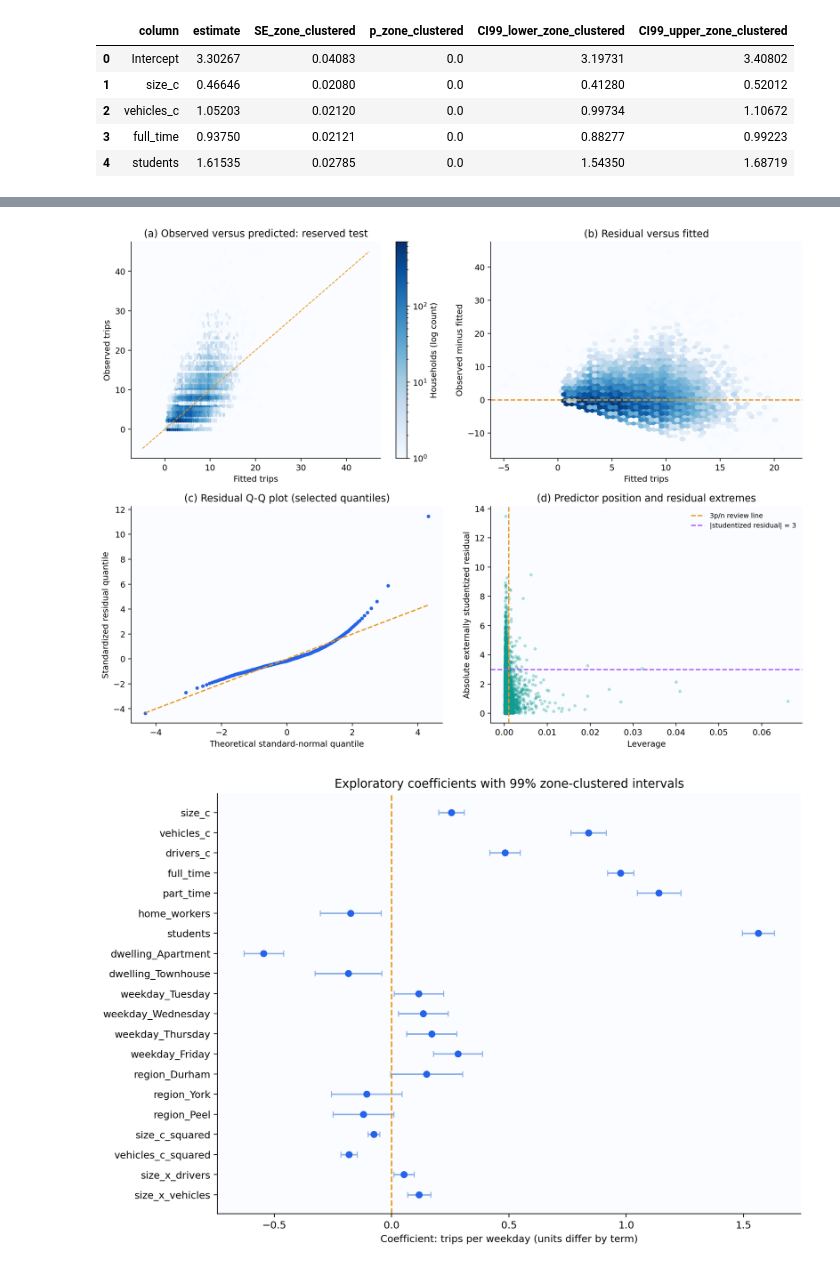
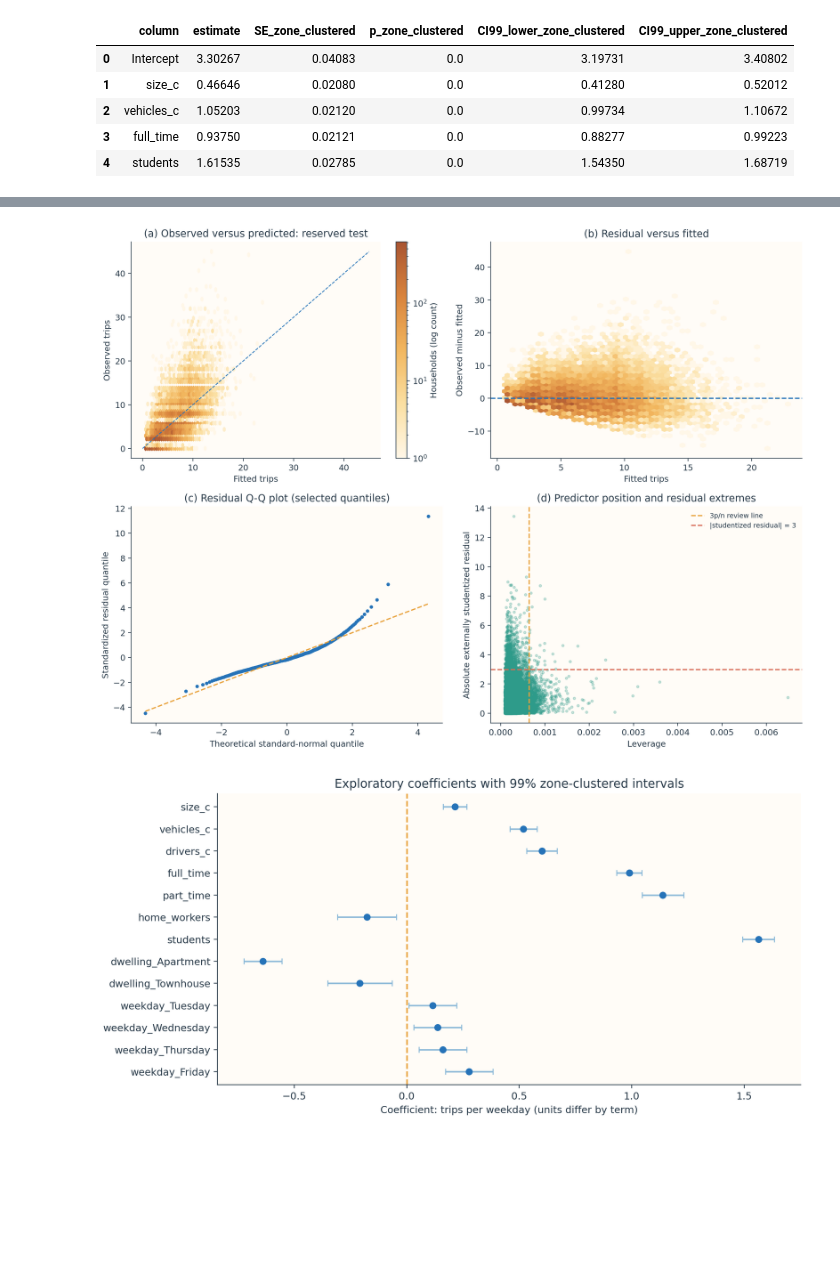
Before and after one commit to kingmartn/trp630termpaper, a Jupyter notebook: MLR_regression.ipynb, the cells around one changed output, grey strips where cells are left out. Saved outputs shown, nothing was run; the diff lists cells and outputs as text; code cells hidden in the pictures; blank space fills up the shorter version.

Commit message:
Removing squared terms from MLR

```diff
--- a/MLR_regression.ipynb
+++ b/MLR_regression.ipynb
@@ -175,8 +192,6 @@ features['drivers_c'] = trial['nlicence'] - 2
 for name, field in [('full_time', 'nempft'), ('part_time', 'nemppt'),
                     ('home_workers', 'nemphome'), ('students', 'nstudent'), ('workers', 'workers')]:
     features[name] = trial[field].astype(float)
-features['size_c_squared'] = features['size_c'] ** 2
-features['vehicles_c_squared'] = features['vehicles_c'] ** 2
 features['size_x_drivers'] = features['size_c'] * features['drivers_c']
 features['size_x_vehicles'] = features['size_c'] * features['vehicles_c']
 CATEGORY_LEVELS = OrderedDict([
@@ -197,12 +212,10 @@ EFFECT_COLUMNS = OrderedDict([
     ('dwelling', ['dwelling_Apartment', 'dwelling_Townhouse']),
     ('weekday', [f'weekday_{x}' for x in CATEGORY_LEVELS['weekday'][1:]]),
     ('region', [f'region_{x}' for x in CATEGORY_LEVELS['region'][1:]]),
-    ('size_squared', ['size_c_squared']), ('vehicles_squared', ['vehicles_c_squared']),
     ('size_by_drivers', ['size_x_drivers']), ('size_by_vehicles', ['size_x_vehicles']),
 ])
-PARENTS = {'size_squared': {'size'}, 'vehicles_squared': {'vehicles'},
-           'size_by_drivers': {'size', 'drivers'}, 'size_by_vehicles': {'size', 'vehicles'}}
-SEARCH_EFFECTS = tuple(effect for effect in EFFECT_COLUMNS if effect != 'size')
+PARENTS = {'size_by_drivers': {'size', 'drivers'}, 'size_by_vehicles': {'size', 'vehicles'}}
+SEARCH_EFFECTS = tuple(EFFECT_COLUMNS)
 
 def canonical(effects):
     return tuple(e for e in EFFECT_COLUMNS if e in effects)
@@ -327,7 +340,7 @@ column_position = {name: i for i, name in enumerate(all_columns)}
 candidate_rows = []
 
 for chosen_bits in product((False, True), repeat=len(SEARCH_EFFECTS)):
-    effects = canonical(['size'] + [name for name, flag in zip(SEARCH_EFFECTS, chosen_bits) if flag])
+    effects = canonical([name for name, flag in zip(SEARCH_EFFECTS, chosen_bits) if flag])
     try:
         validate_effects(effects)
     except AssertionError:
@@ -353,7 +366,7 @@ save_table('MLR04_all_candidates', all_candidates)
 screen_rows = []
 chosen_effects = None
 for row in all_candidates.itertuples():
-    effects = tuple(row.effects.split(' + '))
+    effects = tuple(filter(None,row.effects.split(' + ')))
     info = evaluate(effects)
     failures = [test for test in info['effect_tests']
                 if removal_status(test['effect'], effects)[0] and test['p_clustered'] >= ALPHA]
@@ -619,43 +629,85 @@ display(predictions.nlargest(12, 'cooks_distance_classical'))
 # %%
 fig, axes = plt.subplots(2, 2, figsize=(12, 9))
-hb = axes[0, 0].hexbin(test_predicted, test_y, gridsize=55, mincnt=1, bins='log', cmap='Blues')
+hb = axes[0, 0].hexbin(test_predicted, test_y, gridsize=55, mincnt=1, bins='log', cmap=WARM_HEAT)
 limits = [min(0, predicted.min()), max(test_y.max(), test_predicted.max())]
-axes[0, 0].plot(limits, limits, '--', color=ORANGE, linewidth=1)
+axes[0, 0].plot(limits, limits, '--', color=BLUE, linewidth=1)
 axes[0, 0].set(xlabel='Fitted trips', ylabel='Observed trips', title='(a) Observed versus predicted: reserved test')
 fig.colorbar(hb, ax=axes[0, 0], label='Households (log count)')
-axes[0, 1].hexbin(predicted, residual, gridsize=55, mincnt=1, bins='log', cmap='Blues')
-axes[0, 1].axhline(0, color=ORANGE, linestyle='--')
+axes[0, 1].hexbin(predicted, residual, gridsize=55, mincnt=1, bins='log', cmap=WARM_HEAT)
+axes[0, 1].axhline(0, color=BLUE, linestyle='--')
 axes[0, 1].set(xlabel='Fitted trips', ylabel='Observed minus fitted', title='(b) Residual versus fitted')
 probabilities = np.unique(np.r_[.5 / N, np.linspace(.001, .999, 499), 1 - .5 / N])
 normal_quantiles = stats.norm.ppf(probabilities)
 standardized_residual = residual / np.sqrt(selected_ols.mse_resid)
 axes[1, 0].scatter(normal_quantiles, np.quantile(standardized_residual, probabilities), s=10, color=BLUE)
 axes[1, 0].plot([normal_quantiles.min(), normal_quantiles.max()],
                 [normal_quantiles.min(), normal_quantiles.max()], '--', color=ORANGE)
 axes[1, 0].set(xlabel='Theoretical standard-normal quantile', ylabel='Standardized residual quantile',
                title='(c) Residual Q-Q plot (selected quantiles)')
 axes[1, 1].scatter(leverage, np.abs(studentized_external), s=8, alpha=.25, color=TEAL)
 axes[1, 1].axvline(3 * P / N, color=ORANGE, linestyle='--', label='3p/n review line')
-axes[1, 1].axhline(3, color='#A855F7', linestyle='--', label='|studentized residual| = 3')
+axes[1, 1].axhline(3, color=CORAL, linestyle='--', label='|studentized residual| = 3')
 axes[1, 1].set(xlabel='Leverage', ylabel='Absolute externally studentized residual',
                title='(d) Predictor position and residual extremes')
 axes[1, 1].legend(frameon=False, fontsize=8)
 fig.tight_layout()
 save_figure(fig, 'MLR_01_fit_and_residuals')
 
 fig, ax = plt.subplots(figsize=(10, max(5, .34 * (len(coefficients) - 1))))
 plot_coefficients = coefficients.loc[coefficients['column'].ne('Intercept')].iloc[::-1]
 positions = np.arange(len(plot_coefficients))
 ax.errorbar(plot_coefficients['estimate'], positions,
     xerr=np.vstack([plot_coefficients['estimate'] - plot_coefficients['CI99_lower_zone_clustered'],
                     plot_coefficients['CI99_upper_zone_clustered'] - plot_coefficients['estimate']]),
-    fmt='o', color=BLUE, ecolor='#8BAFEA', capsize=3)
+    fmt='o', color=BLUE, ecolor='#8CB9D8', capsize=3)
 ax.axvline(0, color=ORANGE, linestyle='--')
 ax.set_yticks(positions, plot_coefficients['column'])
 ax.set(xlabel='Coefficient: trips per weekday (units differ by term)',
         title='Exploratory coefficients with 99% zone-clustered intervals')
 fig.tight_layout()
 save_figure(fig, 'MLR_02_coefficients')
+# Conditional vehicle response for reference households; all other attributes are fixed.
+vehicle_profiles = [
+    ('1 person, 1 driver, 1 full-time worker', 1, 1, 1, 0),
+    ('3 persons, 2 drivers, 1 worker, 1 student', 3, 2, 1, 1),
+    ('5 persons, 3 drivers, 2 workers, 2 students', 5, 3, 2, 2),
+]
+vehicle_curve = pd.DataFrame([
+    {'profile':label, 'persons':persons, 'licensed_drivers':drivers,
+     'full_time_workers':workers, 'students':students, 'vehicles':vehicles}
+    for label,persons,drivers,workers,students in vehicle_profiles
+    for vehicles in range(10)
+])
+curve_features = pd.DataFrame(0.0, index=vehicle_curve.index, columns=features_all.columns)
+curve_features['size_c'] = vehicle_curve['persons'] - 3
+curve_features['vehicles_c'] = vehicle_curve['vehicles'] - 1
+curve_features['drivers_c'] = vehicle_curve['licensed_drivers'] - 2
+curve_features['full_time'] = vehicle_curve['full_time_workers']
+curve_features['workers'] = vehicle_curve['full_time_workers']
+curve_features['students'] = vehicle_curve['students']
+curve_features['size_x_drivers'] = curve_features['size_c'] * curve_features['drivers_c']
+curve_features['size_x_vehicles'] = curve_features['size_c'] * curve_features['vehicles_c']
+curve_matrix, _ = build_matrix(chosen_effects, curve_features)
+vehicle_curve['predicted_trips'] = curve_matrix @ np.asarray(selected_ols.params)
+selected_coef = dict(zip(selected_columns, np.asarray(selected_ols.params)))
+vehicle_support = train_trial['nvehicle'].value_counts()
+vehicle_curve['training_households_at_vehicle_count'] = (
+    vehicle_curve['vehicles'].map(vehicle_support).fillna(0).astype(int))
+save_table('MLR18_vehicle_response', vehicle_curve)
+
+fig, axes = plt.subplots(2, 1, figsize=(9, 6.5), sharex=True,
+                         gridspec_kw={'height_ratios':[3, 1]})
+for profile, block in vehicle_curve.groupby('profile', sort=False):
+    axes[0].plot(block['vehicles'], block['predicted_trips'], marker='o', label=profile)
+axes[0].axhline(0, color=INK, linewidth=.8)
+axes[0].set(ylabel='Predicted weekday trips',
+            title='Selected regression: vehicle response at fixed household profiles')
+axes[0].legend(frameon=False, fontsize=8)
+axes[1].bar(range(10), vehicle_support.reindex(range(10), fill_value=0), color=TEAL)
+axes[1].set(yscale='log', xticks=range(10), xlabel='Vehicles',
+            ylabel='Training households (log scale)')
+fig.tight_layout()
+save_figure(fig, 'MLR_04_vehicle_response')
 # %% [output]
-[figure, old version]
+[figure, new version]
-[figure, old version]
+[figure, new version]
```
Also changed, not shown: parts of 8 cells of this notebook, 57 other files.
